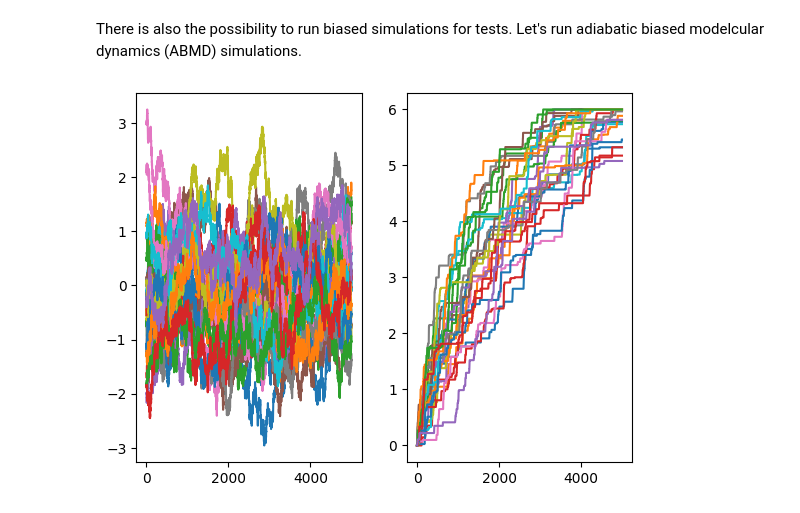
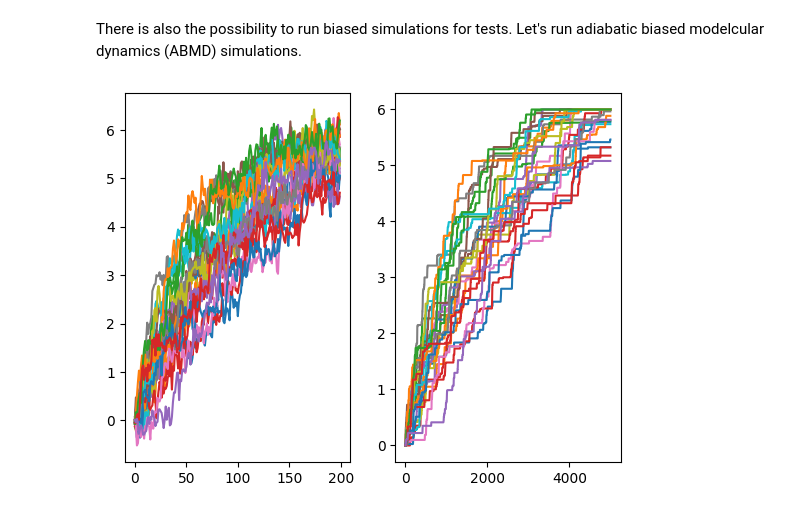
Before and after one commit to langevinmodel/folie, a Jupyter notebook: docs/notebooks/simulations.ipynb, the cells around one changed output. Drawn from its saved outputs; the diff is of its cells as text; code cells hidden in the pictures.

```diff
--- a/docs/notebooks/simulations.ipynb
+++ b/docs/notebooks/simulations.ipynb
@@ -31,8 +31,8 @@ data_biased = simulator.run(5000, np.zeros((25,)), 25)
 # %%
 xmax = np.concatenate(simulator.xmax_hist, axis=1).T
 fig, axs = plt.subplots(1, 2)
-for n, trj in enumerate(data):
+for n, trj in enumerate(data_biased):
     axs[0].plot(trj["x"])
     axs[1].plot(xmax[:, n])
 # %% [output]
-[figure, old version]
+[figure, new version]
```
Also changed, not shown: 1 other file.
